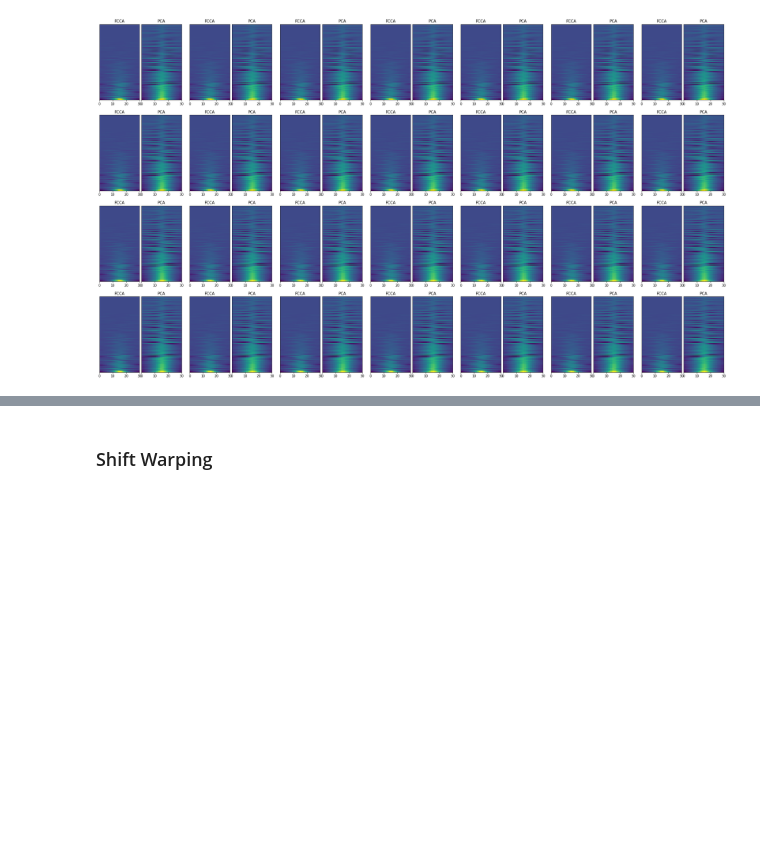
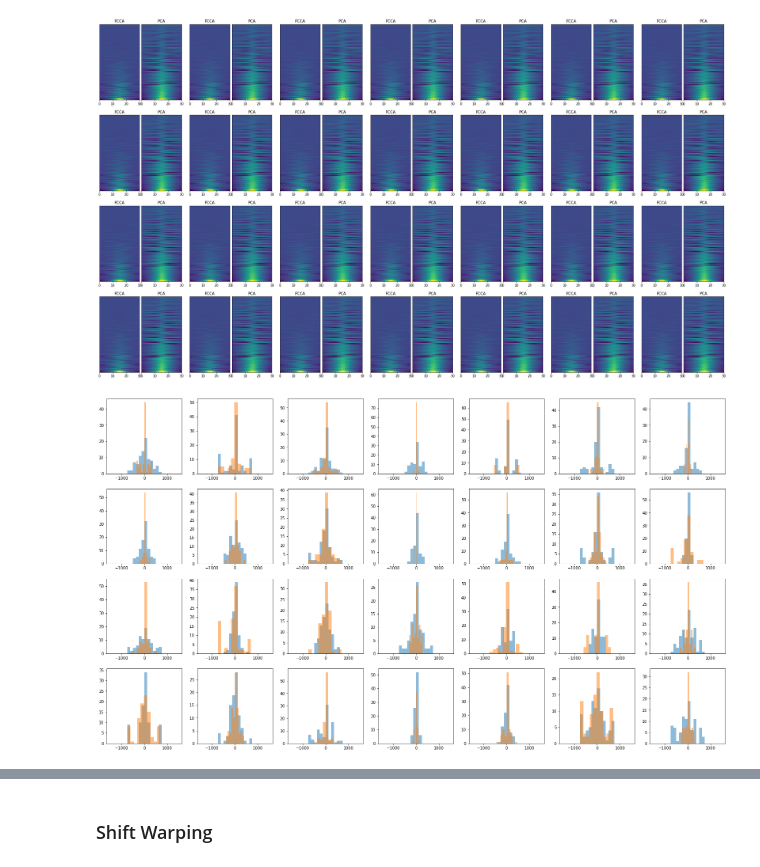
Before and after one commit to BouchardLab/FCCA_analysis, a Jupyter notebook: notebooks/data_exploration/PSTH.ipynb, the cells around one changed output, grey strips where cells are left out. Drawn from its saved outputs; the diff is of its cells as text; code cells hidden in the pictures; blank space fills up the shorter version.

```diff
--- a/notebooks/data_exploration/PSTH.ipynb
+++ b/notebooks/data_exploration/PSTH.ipynb
@@ -54,9 +54,12 @@ start_times = {'indy_20160426_01': 0,
                'indy_20170131_02': 0,
                }
 # %%
-data_path = '/mnt/sdb1/nc_data/sabes'
+#data_path = '/mnt/sdb1/nc_data/sabes'
+data_path = '/mnt/Secondary/data/sabes'
 # %%
-with open('/mnt/sdb1/nc_data/sabes_decoding_df.dat', 'rb') as f:
+# with open('/mnt/sdb1/nc_data/sabes_decoding_df.dat', 'rb') as f:
+#     sabes_df = pickle.load(f)
+with open('/home/akumar/nse/neural_control/data/sabes_decoding_df.dat', 'rb') as f:
     sabes_df = pickle.load(f)
 # %%
 data_files = np.unique(sabes_df['data_file'].values)
@@ -306,7 +309,7 @@ for h in range(cc_offdiag.shape[0]):
     sgs = gs[np.unravel_index(h, (4, 7))].subgridspec(1, 2, wspace=0.05, hspace=0.0)
     for i in range(2):
         # Sort by max cross-cov
-        ordering = np.argsort(np.max(cc_offdiag[0, i, :, :], axis=-1))[::-1]
+        ordering = np.argsort(np.argmax(cc_offdiag[0, i, :, :], axis=-1))
         # #ax = fig.add_subplot(gs[2 * (h//7) + i, h % 7], projection='3d')
         #     ax = fig.add_subplot(gs[2 * (h//7) + i, h % 7])
         #     ax_obj[h] = ax
@@ -333,3 +336,37 @@ for h in range(cc_offdiag.shape[0]):
 [figure]
 # %%
 # Sorted by time of max (normalized cross-cov)
+# %%
+# Significance tests
+bin_width = 50
+# Reshape into a sequence so we can sort along the axis of pairwise cross-correlation
+cc_mag = np.zeros((cross_covs.shape[0], cross_covs.shape[1], cross_covs.shape[2] * cross_covs.shape[3] - cross_covs.shape[2], cross_covs.shape[-1]))
+cc_tau = np.zeros((cross_covs.shape[0], cross_covs.shape[1], cross_covs.shape[2] * cross_covs.shape[3] - cross_covs.shape[2], cross_covs.shape[-1]))
+
+idx = 0
+for i in range(10):
+    for j in range(10):
+        if i == j:
+            continue
+        cc_mag[:, :, idx, :] = cross_covs[:, :, i, j, :]
+        cc_tau[:, :, idx, :] = cross_covs_01[:, :, i, j, :]
+        idx += 1
+
+tau_max = np.zeros((cc_tau.shape[0], cc_tau.shape[1], cc_tau.shape[2]))
+mag = np.zeros((cc_mag.shape[0], cc_tau.shape[1], cc_tau.shape[2]))
+
+# references for sharing axes
+for h in range(cc_tau.shape[0]):
+    for i in range(2):
+        # Sort by max cross-cov. Impart the correct units
+        tau_max[h, i] = bin_width * (np.sort(np.argmax(cc_tau[h, i, :, :], axis=-1)) - T//2)
+mag = np.max(cc_mag, axis=-1)
+# %%
+# Plot the histograms
+fig, ax = plt.subplots(4, 7, figsize=(28, 16))
+for i in range(28):
+    a = ax[np.unravel_index(i, (4, 7))]
+    a.hist(tau_max[i, 0], alpha=0.5, bins=np.linspace(-1500, 1500, 25))
+    a.hist(tau_max[i, 1], alpha=0.5)
+# %% [output]
+[figure, added]
```
Also changed, not shown: parts of 7 cells of this notebook, 8 other files.
